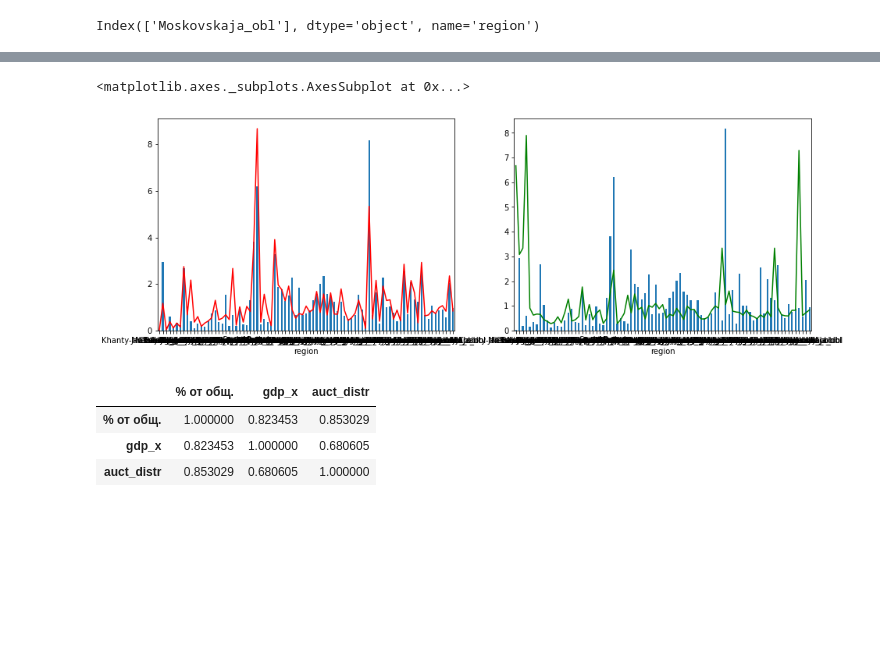
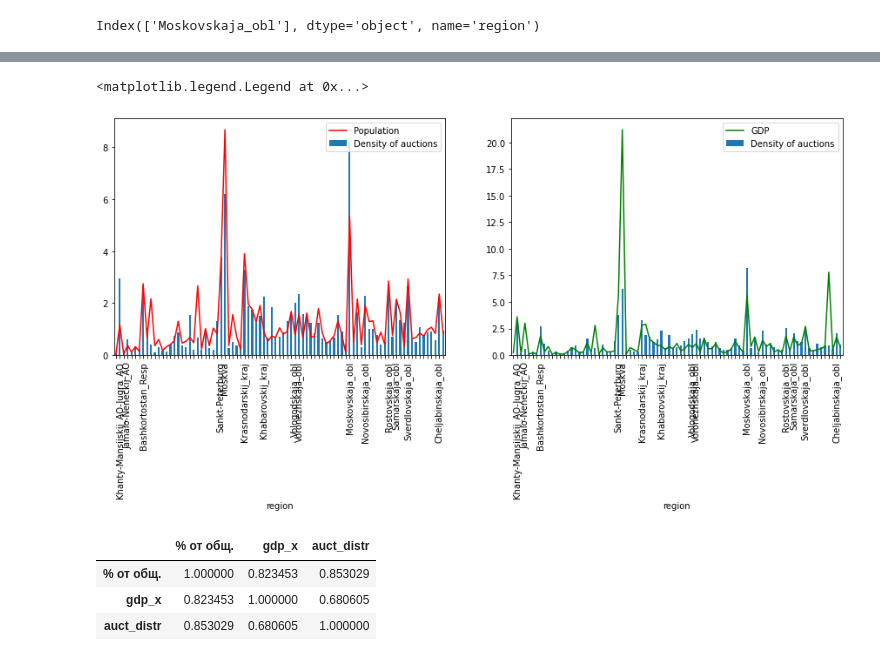
Before and after one commit to EIanovski/Community-Detection-in-Procurement, a Jupyter notebook: CommunitiesDescription.ipynb, the cells around one changed output, grey strips where cells are left out. Cells and saved outputs as stored; diff of their text form; code cells hidden in the pictures; blank space fills up the shorter version.

```diff
--- a/CommunitiesDescription.ipynb
+++ b/CommunitiesDescription.ipynb
@@ -1370,21 +1370,23 @@ cn['population'] = cn['population'].str.split().str.join('').astype(int)
 # %%
 import matplotlib.pyplot as plt
 #correlation with population and gdp
 fig, [ax1, ax2] = plt.subplots(1,2, figsize=(15,5))
 # cn['auct_distr'] = cn['auct_distr'] / sum(cn['auct_distr']) * 100
-cn['auct_distr'].plot(kind='bar', ax=ax1)
-cn['auct_distr'].plot(kind='bar', ax=ax2)
-#cn['gdp_x'].plot(ax=ax2, color='green')
-cn['% от общ.'].plot(ax=ax1, color='red')
-cn['per_cap'] = cn['gdp_x'] / cn['% от общ.']
-cn['per_cap'].plot(ax=ax2, color='green')
-# labels = [cn['auct_distr'].index[i] if (i % 6 == 0 or i == 1 or i == 3) else "" for i in range(85)]
-# ax1.set_xticklabels(labels)
-# plt.xticks(rotation=60)
+cn['auct_distr'].plot(kind='bar', ax=ax1, label='Density of auctions')
+cn['auct_distr'].plot(kind='bar', ax=ax2, label='Density of auctions')
+cn['gdp_x'].plot(ax=ax2, color='green', label='GDP')
+cn['% от общ.'].plot(ax=ax1, color='red', label='Population')
+# cn['per_cap'] = cn['gdp_x'] / cn['% от общ.']
+# cn['per_cap'].plot(ax=ax2, color='green')
+labels = [cn['auct_distr'].index[i] if (cn['auct_distr'][i] >= 2 or i == 1 or i == 3) else "" for i in range(85)]
+ax1.set_xticklabels(labels, rotation=90)
+ax2.set_xticklabels(labels, rotation=90)
+ax1.legend()
+ax2.legend()
 # cn.plot(x='region', y=['auct_distr', 'gdp_x', '% от общ.'], kind='bar', ylim=[0,10])
 # %% [output]
-<matplotlib.axes._subplots.AxesSubplot at 0x...>
+<matplotlib.legend.Legend at 0x...>
-[figure, old version]
+[figure, new version]
 # %%
 cn[['% от общ.', 'gdp_x', 'auct_distr']].corr()
 # %% [output]
```
